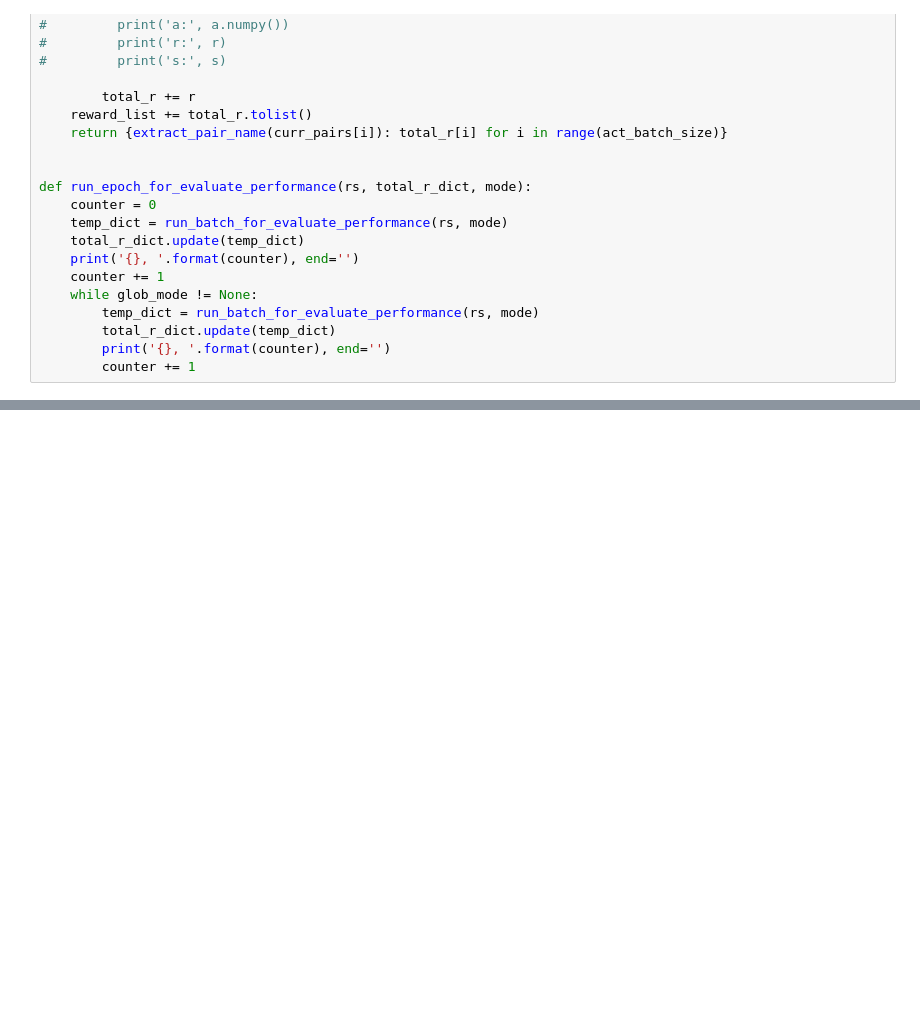
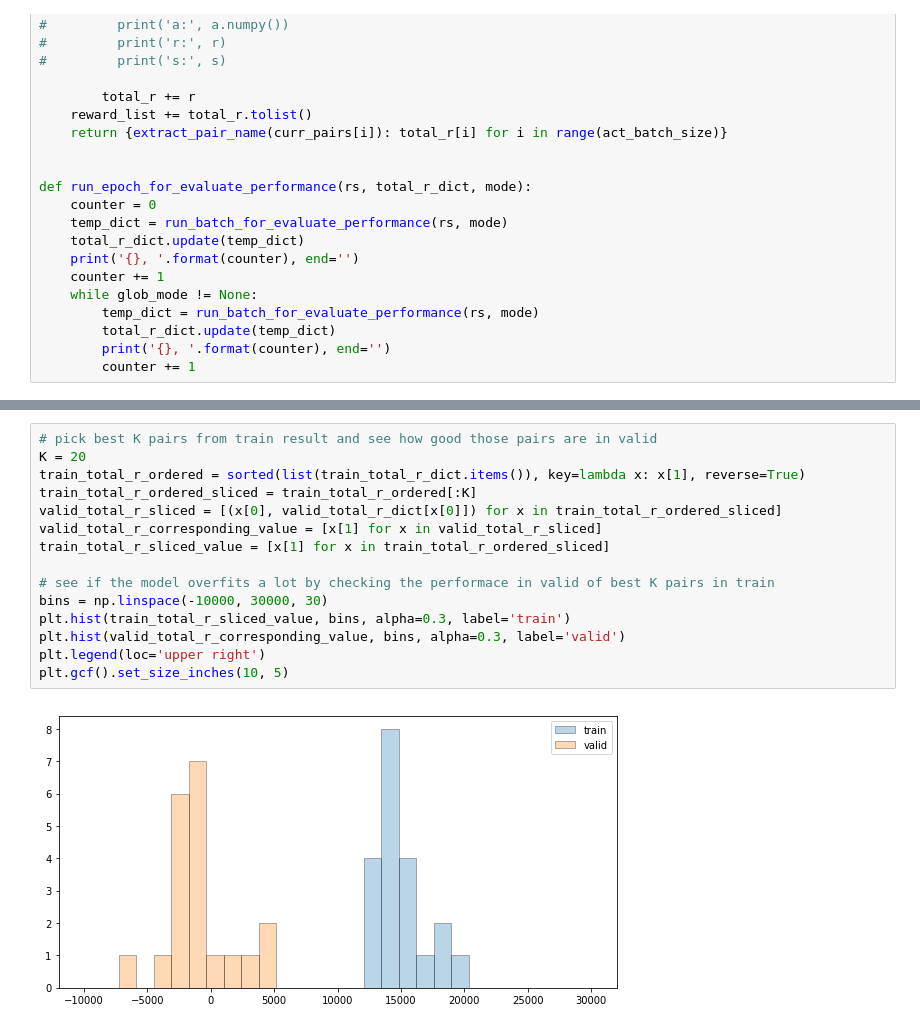
Before and after one commit to wywongbd/pairstrade-fyp-2019, a Jupyter notebook: model/trading_model.ipynb, the cells around one changed output, grey strips where cells are left out. Drawn from its saved outputs; the diff is of its cells as text; blank space fills up the shorter version.

```diff
--- a/model/trading_model.ipynb
+++ b/model/trading_model.ipynb
@@ -576,0 +605,17 @@ plt.gcf().set_size_inches(10, 5)
+# %%
+# pick best K pairs from train result and see how good those pairs are in valid
+K = 20
+train_total_r_ordered = sorted(list(train_total_r_dict.items()), key=lambda x: x[1], reverse=True)
+train_total_r_ordered_sliced = train_total_r_ordered[:K]
+valid_total_r_sliced = [(x[0], valid_total_r_dict[x[0]]) for x in train_total_r_ordered_sliced]
+valid_total_r_corresponding_value = [x[1] for x in valid_total_r_sliced]
+train_total_r_sliced_value = [x[1] for x in train_total_r_ordered_sliced]
+
+# see if the model overfits a lot by checking the performace in valid of best K pairs in train
+bins = np.linspace(-10000, 30000, 30)
+plt.hist(train_total_r_sliced_value, bins, alpha=0.3, label='train')
+plt.hist(valid_total_r_corresponding_value, bins, alpha=0.3, label='valid')
+plt.legend(loc='upper right')
+plt.gcf().set_size_inches(10, 5)
+# %% [output]
+[figure, added]
```
Also changed, not shown: parts of 14 cells of this notebook.
